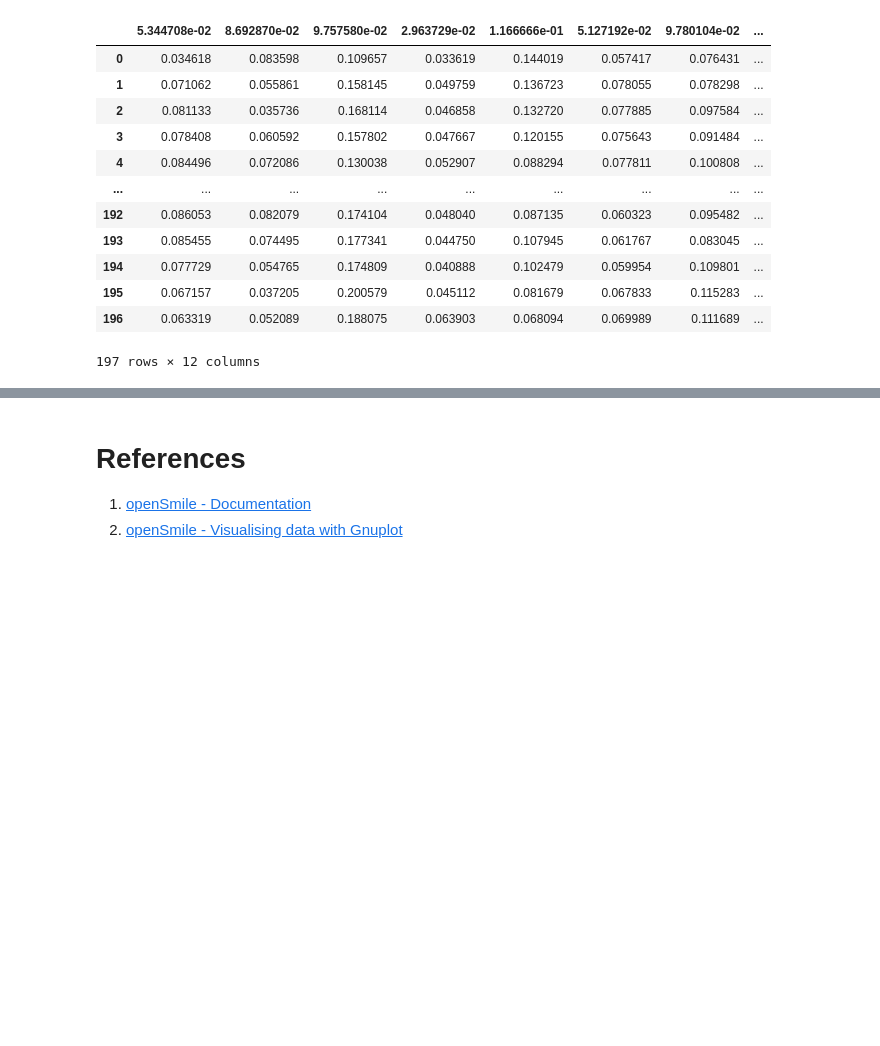
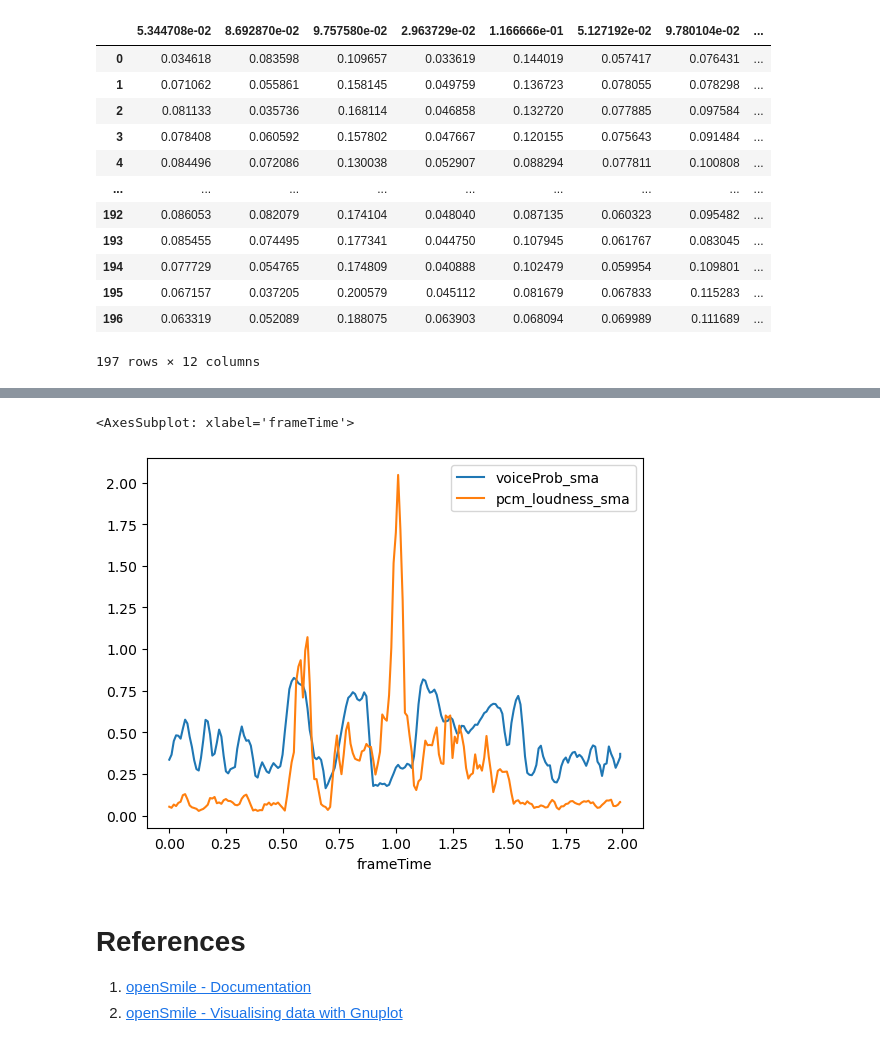
Before and after one commit to Brinkley97/csci_535_multimodal_probabilistic_learning, a Jupyter notebook: play/visualizeOpensmileEnergy.ipynb, the cells around one changed output, grey strips where cells are left out. Cells and saved outputs as stored; diff of their text form; code cells hidden in the pictures; blank space fills up the shorter version.

```diff
--- a/play/visualizeOpensmileEnergy.ipynb
+++ b/play/visualizeOpensmileEnergy.ipynb
@@ -228,0 +265,3 @@ plot DATA u 2:1:3 matrix with image
+# %%
+prosodyAcf_df = pd.read_csv("../../csci_535_interpretable_emotion_recognition_from_audiovisual/opensmile/prosody.csv", delimiter=";")
+prosodyAcf_df
@@ -228,0 +314,6 @@ plot DATA u 2:1:3 matrix with image
+# %%
+time = prosodyAcf_df.loc[0:, "frameTime"]
+voice = prosodyAcf_df.loc[0:, "voiceProb_sma"]
+pcm = prosodyAcf_df.loc[0:, "pcm_loudness_sma"]
+voice_pcm = pd.concat([time, voice, pcm], axis=1)
+voice_pcm
@@ -229,3 +334,8 @@ plot DATA u 2:1:3 matrix with image
+# %%
+voice_pcm.plot(x="frameTime")
+# %% [output]
+<AxesSubplot: xlabel='frameTime'>
+[figure, added]
 # %% [markdown]
 # References
 
```
Also changed, not shown: parts of 15 cells of this notebook.
